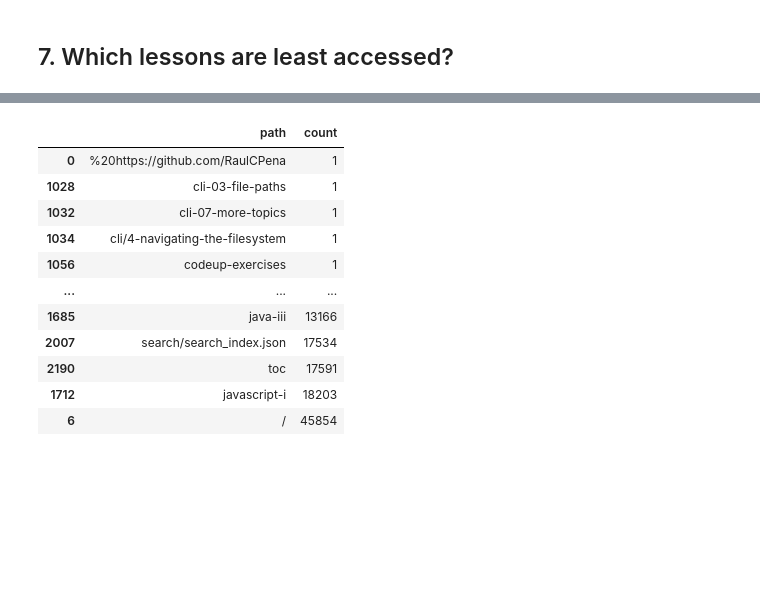
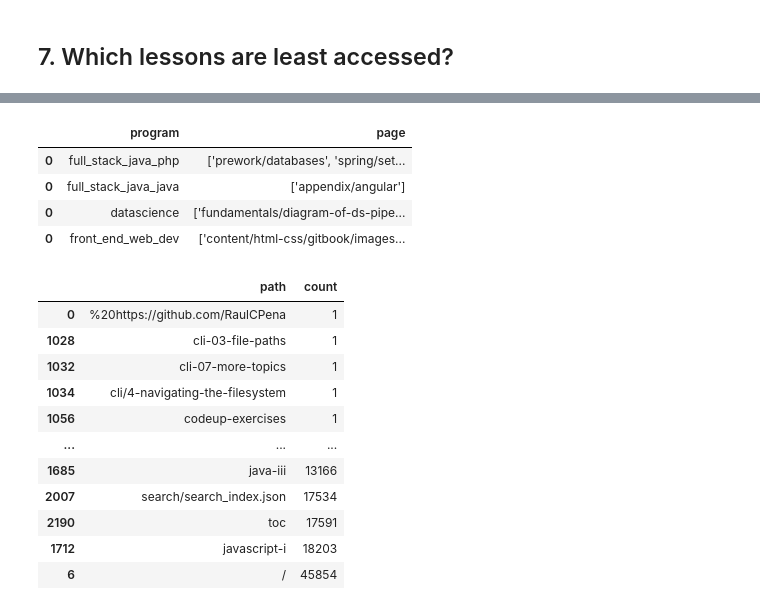
Before and after one commit to Anomaly-detection-project-RD/anomaly_detection, a Jupyter notebook: rosendo_anomaly_project_v3.ipynb, the cells around one changed output, grey strips where cells are left out. Saved outputs shown, nothing was run; the diff lists cells and outputs as text; code cells hidden in the pictures; blank space fills up the shorter version.

```diff
--- a/rosendo_anomaly_project_v3.ipynb
+++ b/rosendo_anomaly_project_v3.ipynb
@@ -412,3 +442,11 @@ find_grad_referenced_topics(df)
+# %%
+wrangle.question_three(df)
+# %% [output]
+|  | program | page |
+| 0 | full_stack_java_php | ['prework/databases', 'spring/set... |
+| 0 | full_stack_java_java | ['appendix/angular'] |
+| 0 | datascience | ['fundamentals/diagram-of-ds-pipe... |
+| 0 | front_end_web_dev | ['content/html-css/gitbook/images... |
 # %%
 # Use the function to find the least accessed lessons
 w.find_least_accessed_lessons(df)
```
Also changed, not shown: parts of 8 cells of this notebook.
